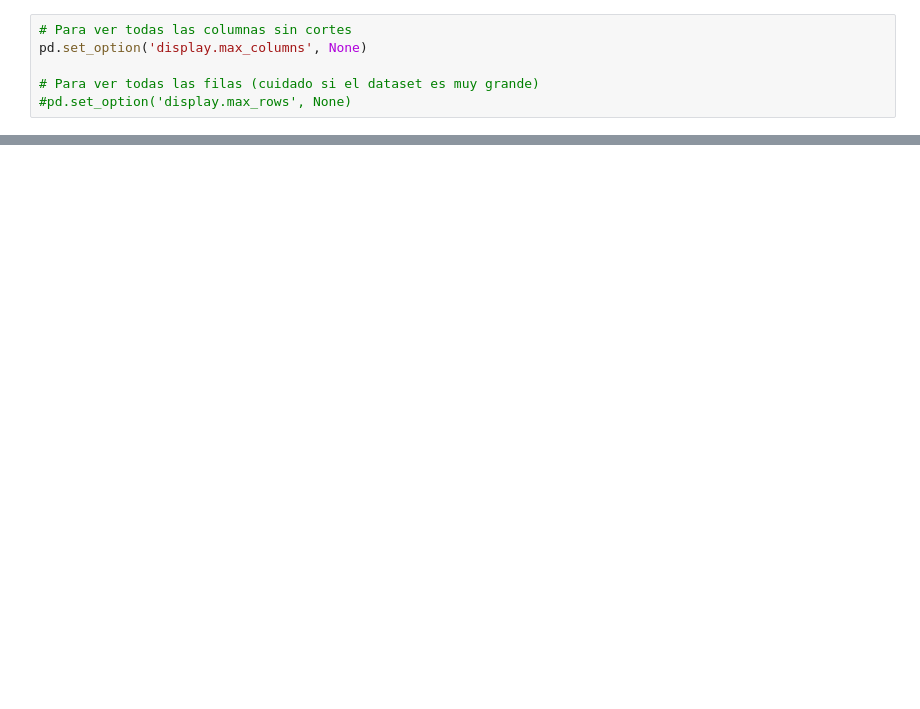
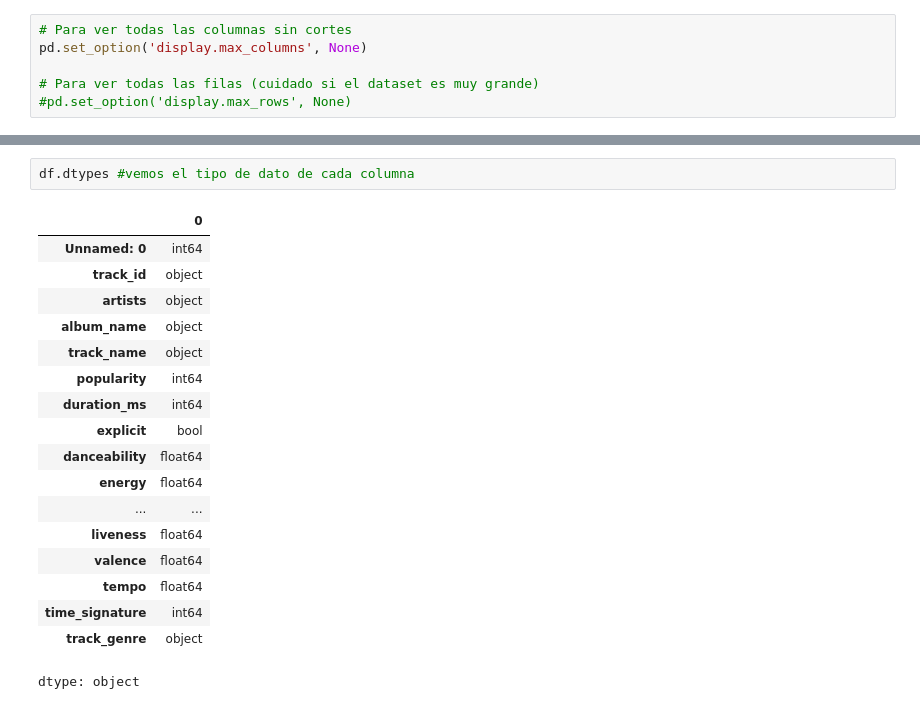
Before and after one commit to fernandovidalnn/evaluacion_1_mineria_datos, a Jupyter notebook: ev1_mineria.ipynb, the cells around one changed output, grey strips where cells are left out. Saved outputs shown, nothing was run; the diff lists cells and outputs as text; blank space fills up the shorter version.

```diff
--- a/ev1_mineria.ipynb
+++ b/ev1_mineria.ipynb
@@ -24,0 +42,21 @@ df.head()
+# %%
+df.dtypes #vemos el tipo de dato de cada columna
+# %% [output]
+|  | 0 |
+| Unnamed: 0 | int64 |
+| track_id | object |
+| artists | object |
+| album_name | object |
+| track_name | object |
+| popularity | int64 |
+| duration_ms | int64 |
+| explicit | bool |
+| danceability | float64 |
+| energy | float64 |
+| ... | ... |
+| liveness | float64 |
+| valence | float64 |
+| tempo | float64 |
+| time_signature | int64 |
+| track_genre | object |
+dtype: object
```
Also changed, not shown: parts of 18 cells of this notebook.
